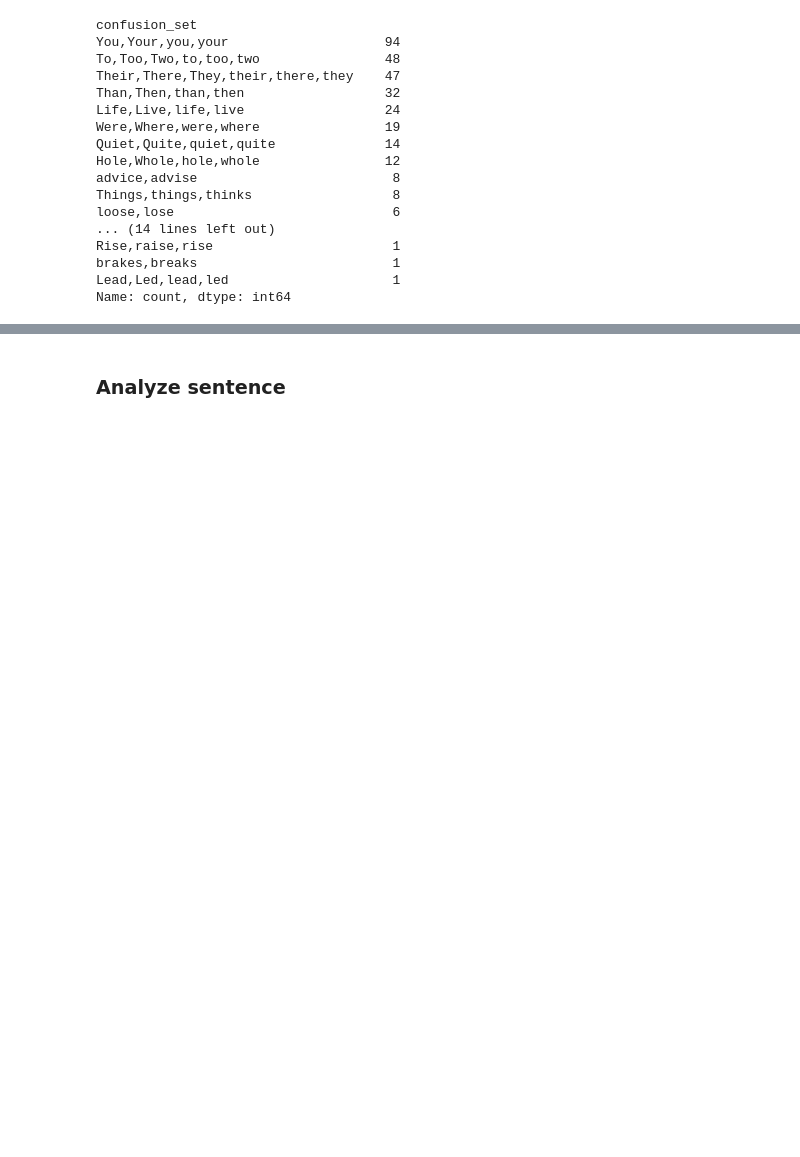
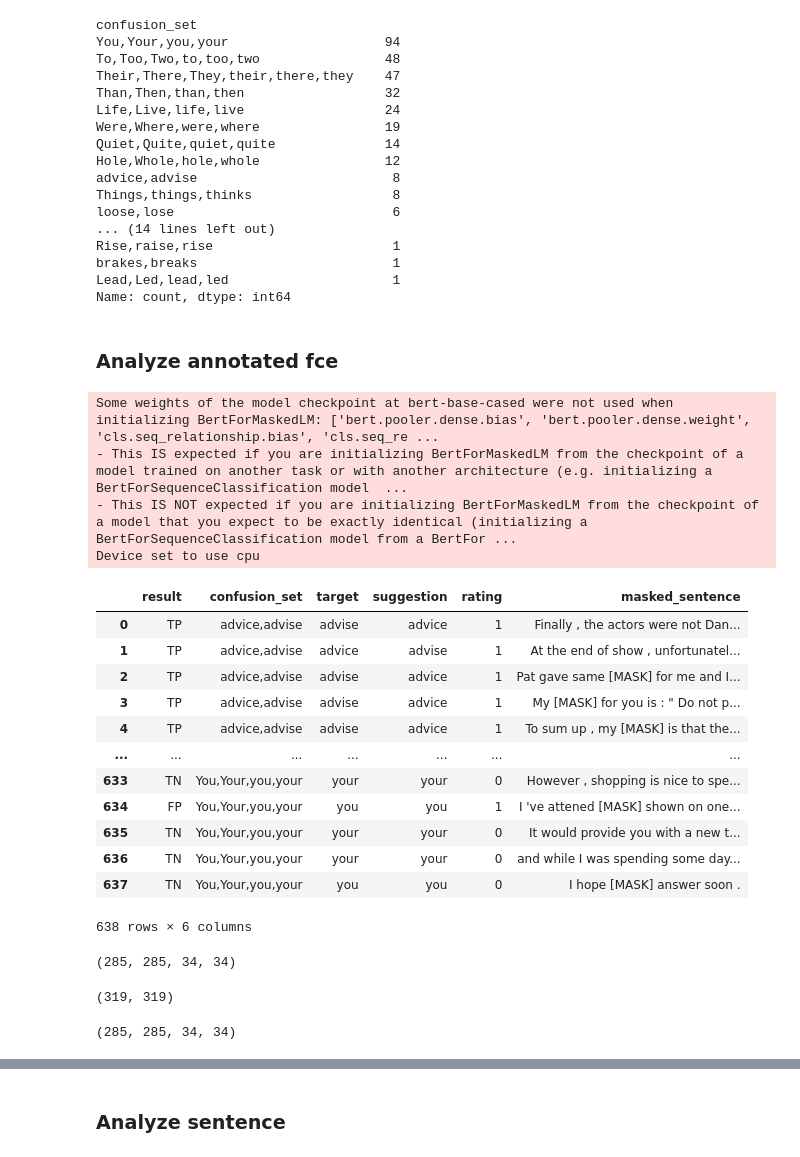
Before and after one commit to zesch/rwse-experiments, a Jupyter notebook: experiments/use_case_fce.ipynb, the cells around one changed output, grey strips where cells are left out. Cells and saved outputs as stored; diff of their text form; code cells hidden in the pictures; blank space fills up the shorter version.

```diff
--- a/experiments/use_case_fce.ipynb
+++ b/experiments/use_case_fce.ipynb
@@ -133,3 +136,69 @@ Rise,raise,rise                       1
 brakes,breaks                         1
 Lead,Led,lead,led                     1
 Name: count, dtype: int64
+# %% [markdown]
+### Analyze annotated fce
+# %%
+file_name = f'output/report_dataset_fce.tsv'
+input_file_name = 'input/annotated_dataset_fce.tsv'
+certainties = []
+
+if not os.path.exists(file_name):
+    data = pd.read_csv(input_file_name, sep='\t')
+    rwse = RWSE_Checker(language='en')
+    nlp = spacy.load('en_core_web_sm')
+    with (open(file_name, 'w') as f):
+        print('result', 'confusion_set' ,'target', 'suggestion', 'rating', 'masked_sentence', sep='\t', end='\n', file=f)
+        for index, item in data.iterrows():
+            confusion_set = item['confusion_set']
+            target = item['target'].lower()
+            org_suggestion = item['suggestion'].lower()
+            rating = int(item['rating'])
+            sentence = item['sentence']
+
+            rwse.set_confusion_sets([confusion_set.split(',')])
+            suggestion, certainty = rwse.check(target, sentence)
+            certainties.append(certainty)
+
+            if rating == 1: # RWSE
+                result = 'TP' if suggestion.lower() == org_suggestion else 'FP'
+            else: # no RWSE
+                result = 'TN' if suggestion.lower() == target else 'FN'
+
+            print(result, confusion_set, target, suggestion, rating, sentence, sep='\t', end='\n', file=f)
+
+classification_results = pd.read_csv(file_name, sep='\t')
+classification_results
+# %% [output]
+Some weights of the model checkpoint at bert-base-cased were not used when initializing BertForMaskedLM: ['bert.pooler.dense.bias', 'bert.pooler.dense.weight', 'cls.seq_relationship.bias', 'cls.seq_re ...
+- This IS expected if you are initializing BertForMaskedLM from the checkpoint of a model trained on another task or with another architecture (e.g. initializing a BertForSequenceClassification model  ...
+- This IS NOT expected if you are initializing BertForMaskedLM from the checkpoint of a model that you expect to be exactly identical (initializing a BertForSequenceClassification model from a BertFor ...
+Device set to use cpu
+|  | result | confusion_set | target | suggestion | rating | masked_sentence |
+| 0 | TP | advice,advise | advise | advice | 1 | Finally , the actors were not Dan... |
+| 1 | TP | advice,advise | advice | advise | 1 | At the end of show , unfortunatel... |
+| 2 | TP | advice,advise | advise | advice | 1 | Pat gave same [MASK] for me and I... |
+| 3 | TP | advice,advise | advise | advice | 1 | My [MASK] for you is : " Do not p... |
+| 4 | TP | advice,advise | advise | advice | 1 | To sum up , my [MASK] is that the... |
+| ... | ... | ... | ... | ... | ... | ... |
+| 633 | TN | You,Your,you,your | your | your | 0 | However , shopping is nice to spe... |
+| 634 | FP | You,Your,you,your | you | you | 1 | I 've attened [MASK] shown on one... |
+| 635 | TN | You,Your,you,your | your | your | 0 | It would provide you with a new t... |
+| 636 | TN | You,Your,you,your | your | your | 0 | and while I was spending some day... |
+| 637 | TN | You,Your,you,your | you | you | 0 | I hope [MASK] answer soon . |
+638 rows × 6 columns
+# %%
+TP, TN, FP, FN = classification_results.result.value_counts()
+TP, TN, FP, FN
+# %% [output]
+(285, 285, 34, 34)
+# %%
+c_positive, c_negative = classification_results.rating.value_counts()
+c_positive, c_negative
+# %% [output]
+(319, 319)
+# %%
+TP, TN, FP, FN = classification_results.result.value_counts()
+TP, TN, FP, FN
+# %% [output]
+(285, 285, 34, 34)
```
Also changed, not shown: parts of 7 cells of this notebook, 3 other files.
